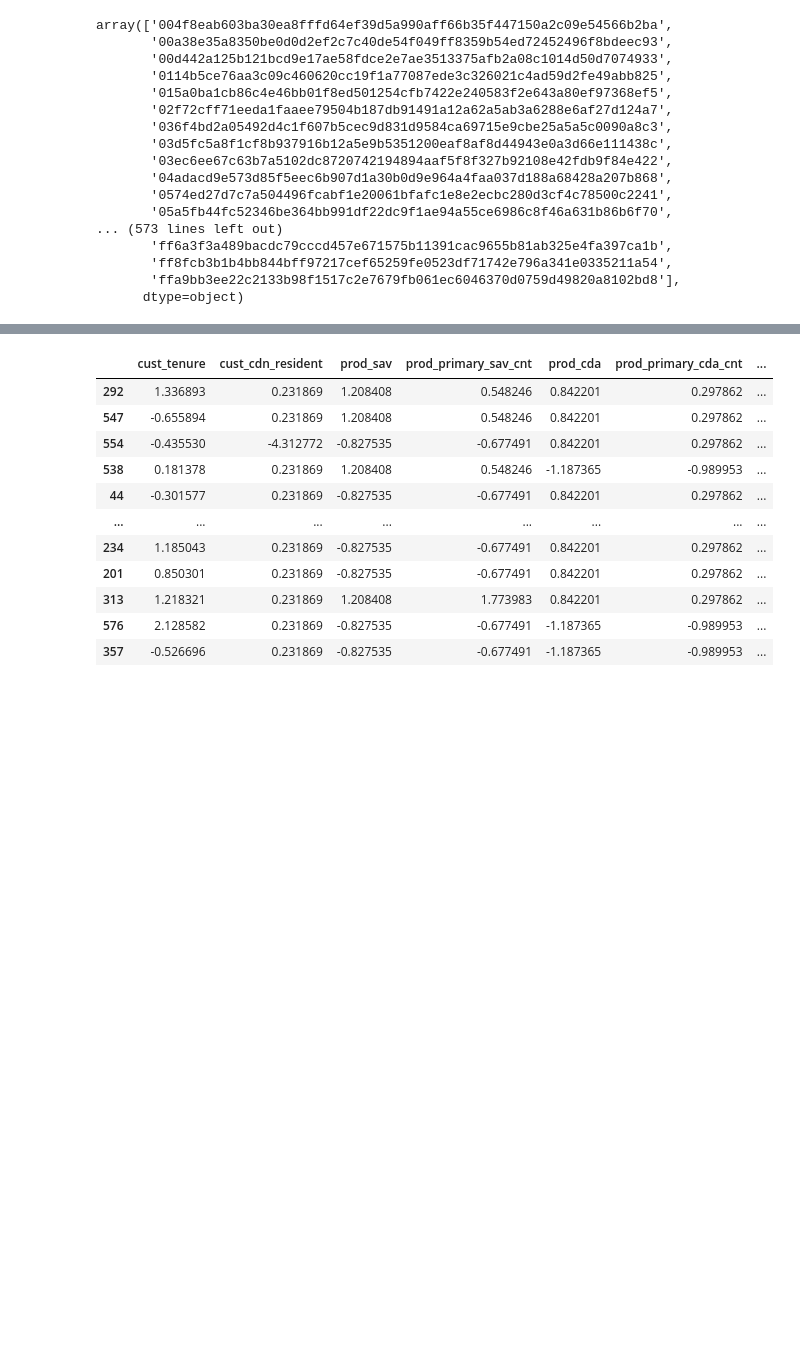
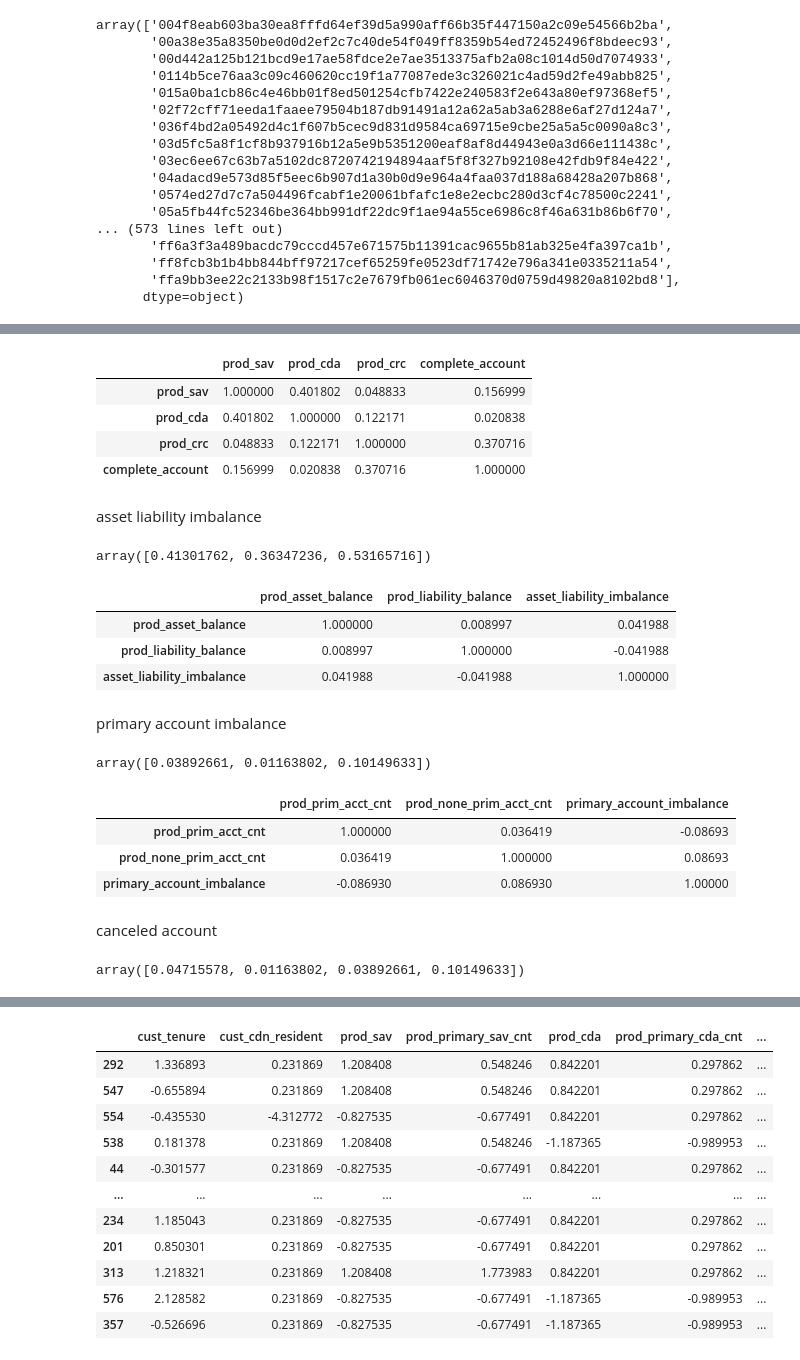
Before and after one commit to kaiwenShen/AML_modelling, a Jupyter notebook: AML_ml.ipynb, the cells around one changed output, grey strips where cells are left out. Drawn from its saved outputs; the diff is of its cells as text; code cells hidden in the pictures; blank space fills up the shorter version.

```diff
--- a/AML_ml.ipynb
+++ b/AML_ml.ipynb
@@ -74,0 +148,46 @@ array(['004f8eab603ba30ea8fffd64ef39d5a990aff66b35f447150a2c09e54566b2ba',
+# %%
+temp.corr()
+# %% [output]
+|  | prod_sav | prod_cda | prod_crc | complete_account |
+| prod_sav | 1.000000 | 0.401802 | 0.048833 | 0.156999 |
+| prod_cda | 0.401802 | 1.000000 | 0.122171 | 0.020838 |
+| prod_crc | 0.048833 | 0.122171 | 1.000000 | 0.370716 |
+| complete_account | 0.156999 | 0.020838 | 0.370716 | 1.000000 |
+# %% [markdown]
+asset liability imbalance
+# %%
+temp = data.loc[:,['prod_asset_balance','prod_liability_balance']]
+temp['asset_liability_imbalance']=(data['prod_asset_balance']-data['prod_liability_balance'])/(data['prod_asset_balance']+data['prod_liability_balance'])
+mutual_info_classif(temp, data['rating'], discrete_features=True)
+# %% [output]
+array([0.41301762, 0.36347236, 0.53165716])
+# %%
+temp.corr()
+# %% [output]
+|  | prod_asset_balance | prod_liability_balance | asset_liability_imbalance |
+| prod_asset_balance | 1.000000 | 0.008997 | 0.041988 |
+| prod_liability_balance | 0.008997 | 1.000000 | -0.041988 |
+| asset_liability_imbalance | 0.041988 | -0.041988 | 1.000000 |
+# %% [markdown]
+primary account imbalance
+# %%
+temp = data.loc[:,['prod_prim_acct_cnt','prod_none_prim_acct_cnt']]
+temp['primary_account_imbalance']=(data['prod_prim_acct_cnt']-data['prod_none_prim_acct_cnt'])/(data['prod_prim_acct_cnt']+data['prod_none_prim_acct_cnt'])
+mutual_info_classif(temp, data['rating'], discrete_features=True)
+# %% [output]
+array([0.03892661, 0.01163802, 0.10149633])
+# %%
+temp.corr()
+# %% [output]
+|  | prod_prim_acct_cnt | prod_none_prim_acct_cnt | primary_account_imbalance |
+| prod_prim_acct_cnt | 1.000000 | 0.036419 | -0.08693 |
+| prod_none_prim_acct_cnt | 0.036419 | 1.000000 | 0.08693 |
+| primary_account_imbalance | -0.086930 | 0.086930 | 1.00000 |
+# %% [markdown]
+canceled account
+# %%
+temp = data.loc[:,['prod_total_acct_cnt','prod_none_prim_acct_cnt','prod_prim_acct_cnt']]
+temp['canceled_account']=1-(data['prod_none_prim_acct_cnt']+data['prod_prim_acct_cnt'])/data['prod_total_acct_cnt']
+mutual_info_classif(temp, data['rating'], discrete_features=True)
+# %% [output]
+array([0.04715578, 0.01163802, 0.03892661, 0.10149633])
```
Also changed, not shown: parts of 26 cells of this notebook, 1 other file.
